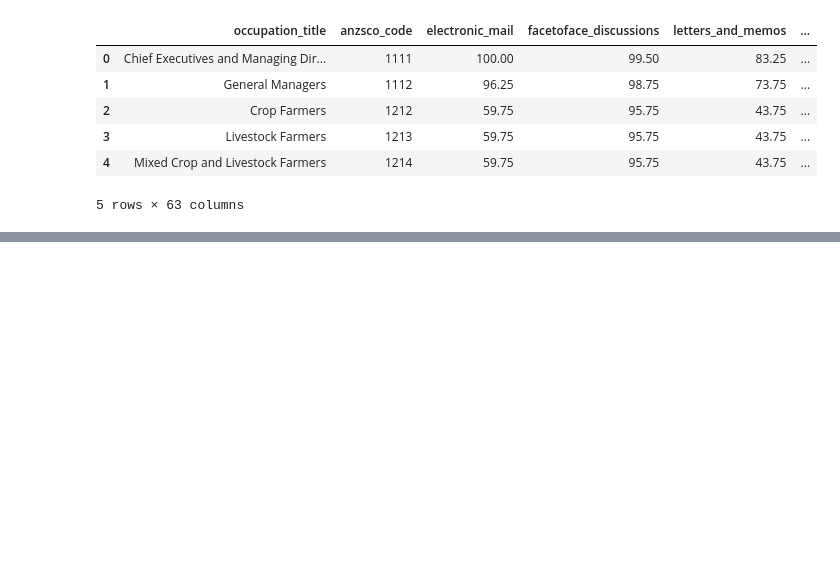
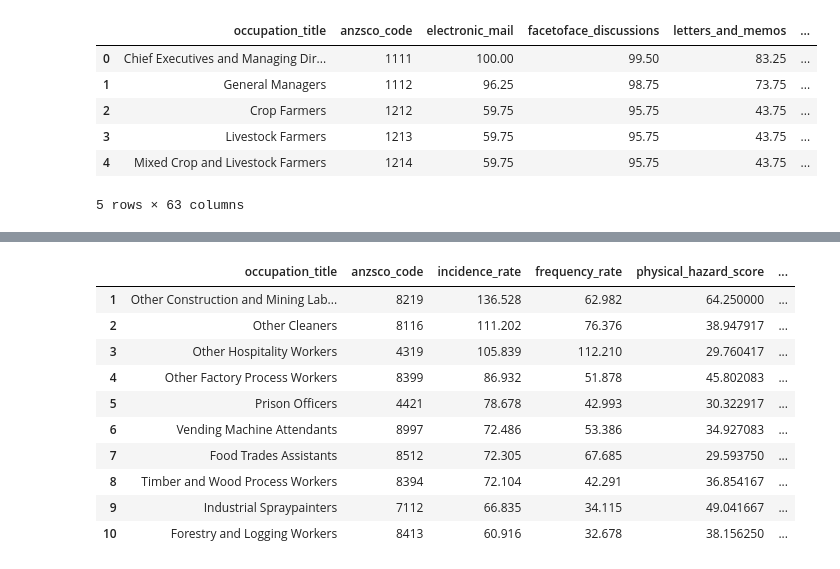
Before and after one commit to angelajacinto/whs-risk-analysis-end-to-end-data-pipeline, a Jupyter notebook: notebooks/whs_data_pipeline.ipynb, the cells around one changed output, grey strips where cells are left out. Saved outputs shown, nothing was run; the diff lists cells and outputs as text; code cells hidden in the pictures; blank space fills up the shorter version.

```diff
--- a/notebooks/whs_data_pipeline.ipynb
+++ b/notebooks/whs_data_pipeline.ipynb
@@ -94,0 +164,6 @@ bohd_df.head()
+# %%
+import sqlite3
+
+# Load into an in-memory SQLite database for querying
+conn = sqlite3.connect(":memory:")
+bohd_clean.to_sql("bohd", conn, index=False, if_exists="replace")
@@ -94,0 +186,24 @@ bohd_df.head()
+# %%
+query = """
+SELECT occupation_title, anzsco_code, incidence_rate, frequency_rate, physical_hazard_score, psychosocial_hazard_score
+FROM bohd
+WHERE incidence_rate IS NOT NULL
+ORDER BY incidence_rate DESC
+LIMIT 10;
+"""
+
+highest_risk = pd.read_sql_query(query, conn)
+highest_risk.index = highest_risk.index + 1
+highest_risk
+# %% [output]
+|  | occupation_title | anzsco_code | incidence_rate | frequency_rate | physical_hazard_score | ... |
+| 1 | Other Construction and Mining Lab... | 8219 | 136.528 | 62.982 | 64.250000 | ... |
+| 2 | Other Cleaners | 8116 | 111.202 | 76.376 | 38.947917 | ... |
+| 3 | Other Hospitality Workers | 4319 | 105.839 | 112.210 | 29.760417 | ... |
+| 4 | Other Factory Process Workers | 8399 | 86.932 | 51.878 | 45.802083 | ... |
+| 5 | Prison Officers | 4421 | 78.678 | 42.993 | 30.322917 | ... |
+| 6 | Vending Machine Attendants | 8997 | 72.486 | 53.386 | 34.927083 | ... |
+| 7 | Food Trades Assistants | 8512 | 72.305 | 67.685 | 29.593750 | ... |
+| 8 | Timber and Wood Process Workers | 8394 | 72.104 | 42.291 | 36.854167 | ... |
+| 9 | Industrial Spraypainters | 7112 | 66.835 | 34.115 | 49.041667 | ... |
+| 10 | Forestry and Logging Workers | 8413 | 60.916 | 32.678 | 38.156250 | ... |
```
Also changed, not shown: parts of 27 cells of this notebook.
